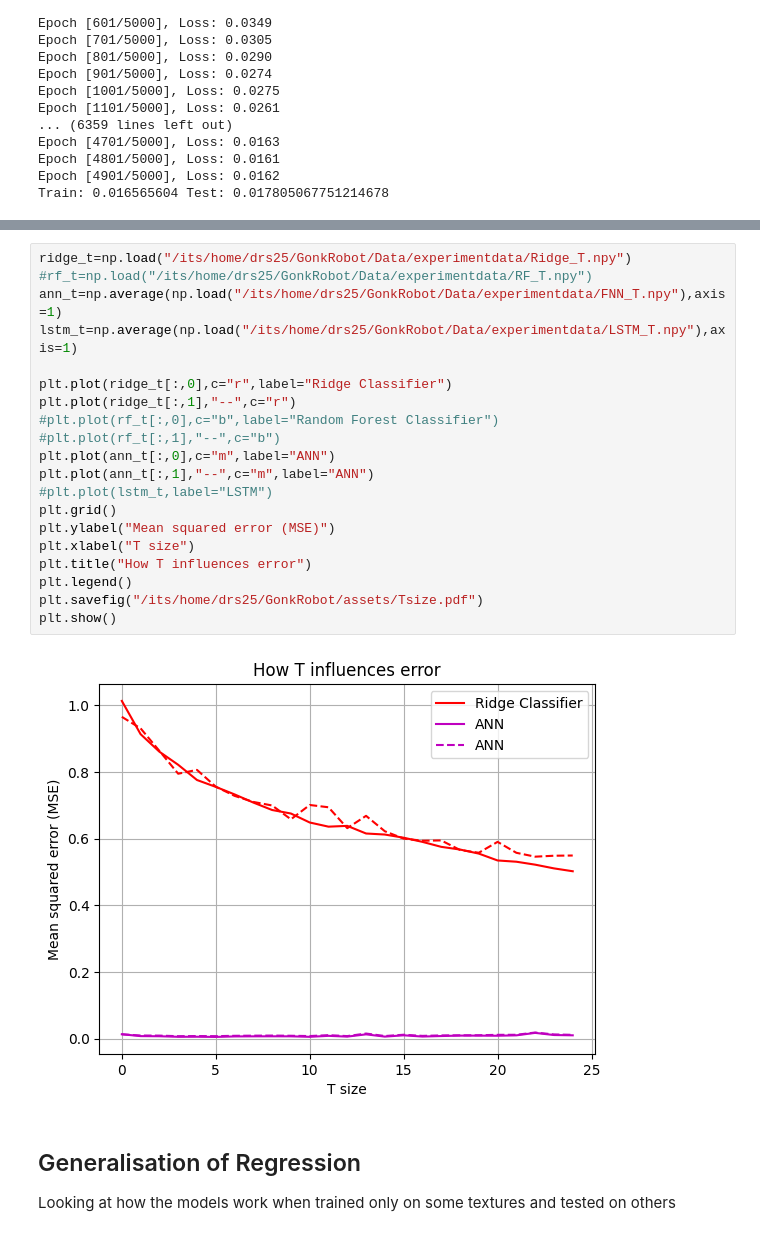
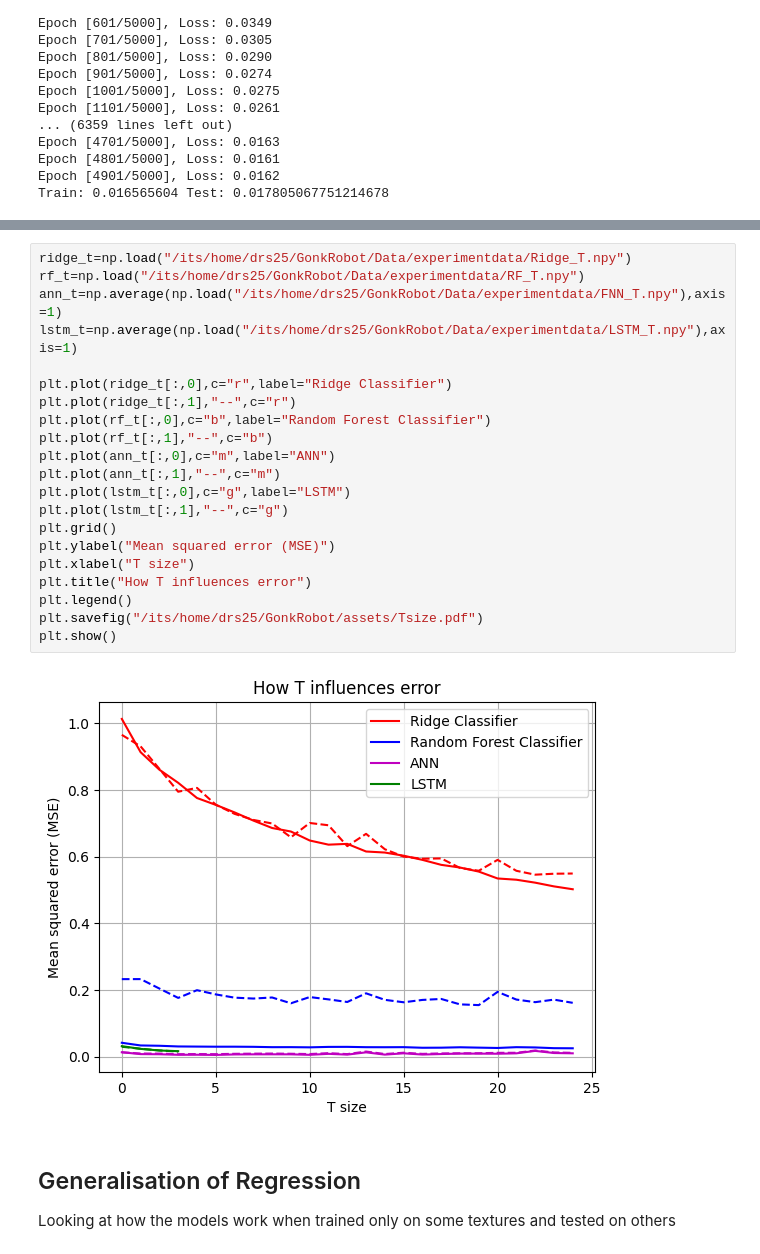
Before and after one commit to shepai/GonkRobot, a Jupyter notebook: Data/classifier.ipynb, the cells around one changed output, grey strips where cells are left out. Drawn from its saved outputs; the diff is of its cells as text.

```diff
--- a/Data/classifier.ipynb
+++ b/Data/classifier.ipynb
@@ -703,25 +742,26 @@ for i in range(1,50,2):
 # %%
 ridge_t=np.load("/its/home/drs25/GonkRobot/Data/experimentdata/Ridge_T.npy")
-#rf_t=np.load("/its/home/drs25/GonkRobot/Data/experimentdata/RF_T.npy")
+rf_t=np.load("/its/home/drs25/GonkRobot/Data/experimentdata/RF_T.npy")
 ann_t=np.average(np.load("/its/home/drs25/GonkRobot/Data/experimentdata/FNN_T.npy"),axis=1)
 lstm_t=np.average(np.load("/its/home/drs25/GonkRobot/Data/experimentdata/LSTM_T.npy"),axis=1)
 
 plt.plot(ridge_t[:,0],c="r",label="Ridge Classifier")
 plt.plot(ridge_t[:,1],"--",c="r")
-#plt.plot(rf_t[:,0],c="b",label="Random Forest Classifier")
-#plt.plot(rf_t[:,1],"--",c="b")
+plt.plot(rf_t[:,0],c="b",label="Random Forest Classifier")
+plt.plot(rf_t[:,1],"--",c="b")
 plt.plot(ann_t[:,0],c="m",label="ANN")
-plt.plot(ann_t[:,1],"--",c="m",label="ANN")
-#plt.plot(lstm_t,label="LSTM")
+plt.plot(ann_t[:,1],"--",c="m")
+plt.plot(lstm_t[:,0],c="g",label="LSTM")
+plt.plot(lstm_t[:,1],"--",c="g")
 plt.grid()
 plt.ylabel("Mean squared error (MSE)")
 plt.xlabel("T size")
 plt.title("How T influences error")
 plt.legend()
 plt.savefig("/its/home/drs25/GonkRobot/assets/Tsize.pdf")
 plt.show()
 # %% [output]
-[figure, old version]
+[figure, new version]
 # %% [markdown]
 ## Generalisation of Regression
 Looking at how the models work when trained only on some textures and tested on others
```
Also changed, not shown: parts of 8 cells of this notebook.
